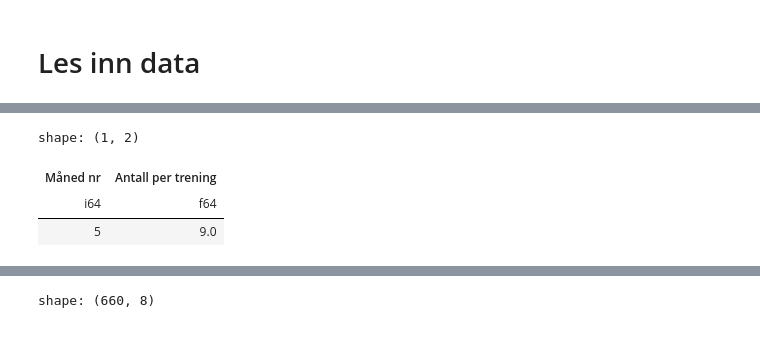
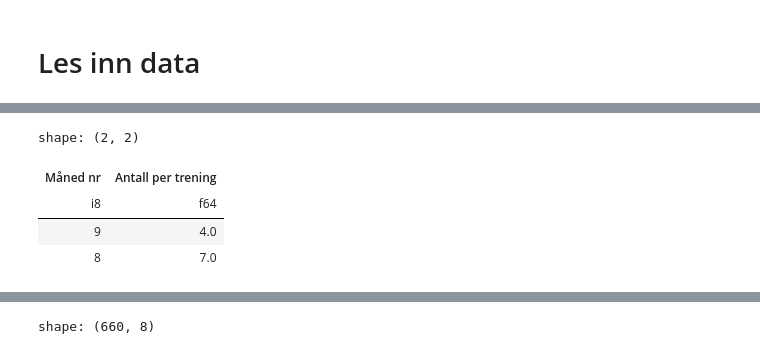
Before and after one commit to PolarsDude/treningsstatistikk-, a Jupyter notebook: test_fil.ipynb, the cells around one changed output, grey strips where cells are left out. Saved outputs shown, nothing was run; the diff lists cells and outputs as text; code cells hidden in the pictures.

```diff
--- a/test_fil.ipynb
+++ b/test_fil.ipynb
@@ -17,17 +48,29 @@ df = (df
 )
 # %%
 (df
-.filter(pl.col('Dato').dt.year()==2025,pl.col('Dato').dt.month()==5)
+.filter(pl.col('Dato').dt.year()==2024,
+        pl.col('Dato').dt.month()==9
+        )
 .group_by('Måned nr')
 .agg(
+      pl.when(pl.col('Dato').filter(pl.col('Avlyst trening')=='Nei').n_unique()==1)
+      .then(
       pl.col('Navn')
-     .filter(pl.col('Deltok')=='Ja')
-     .len()
-     .truediv(pl.col('Dato').filter(pl.col('Avlyst trening')=='Nei').n_unique())
-     .alias('Antall per trening'))
+      .filter(pl.col('Deltok')=='Ja')
+      .n_unique()
+      )
+      .otherwise(
+      pl.col('Navn')
+      .filter(pl.col('Deltok')=='Ja')
+      .len()
+      .truediv(pl.col('Dato').filter(pl.col('Avlyst trening')=='Nei').n_unique())
+     )
+     .alias('Antall per trening')
+     )
 )
 # %% [output]
-shape: (1, 2)
+shape: (2, 2)
 | Måned nr | Antall per trening |
-| i64 | f64 |
-| 5 | 9.0 |
+| i8 | f64 |
+| 9 | 4.0 |
+| 8 | 7.0 |
```
Also changed, not shown: parts of 3 cells of this notebook, 1 other file.
